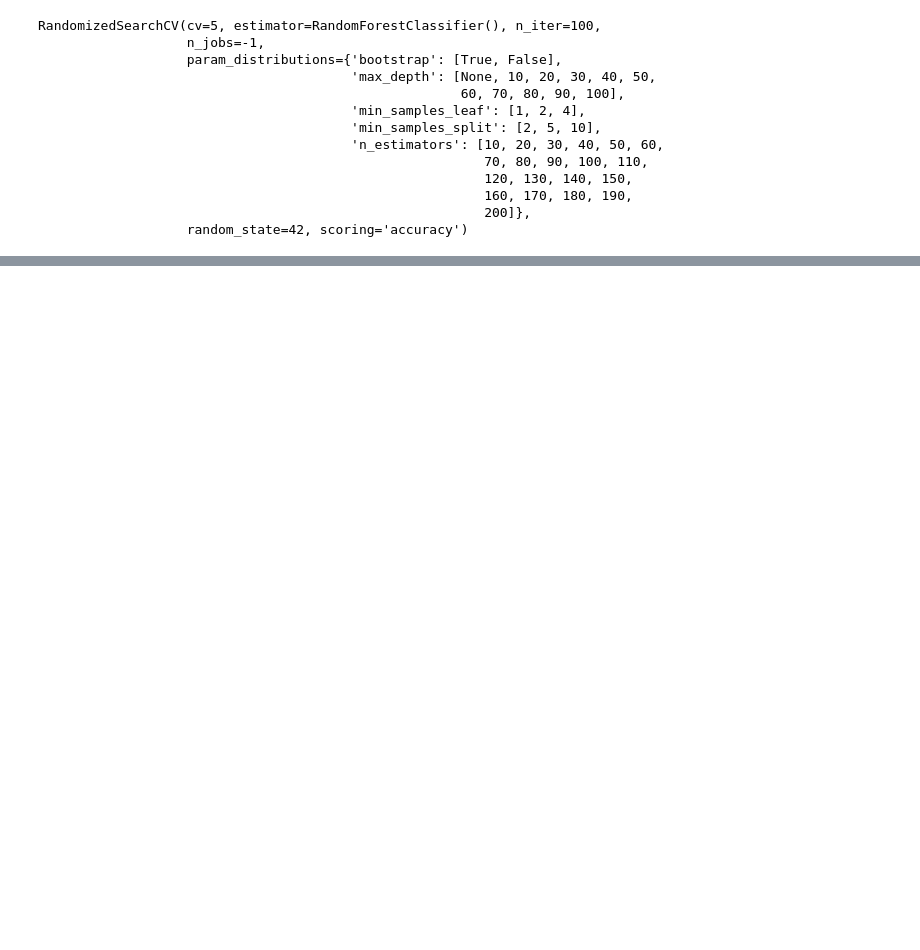
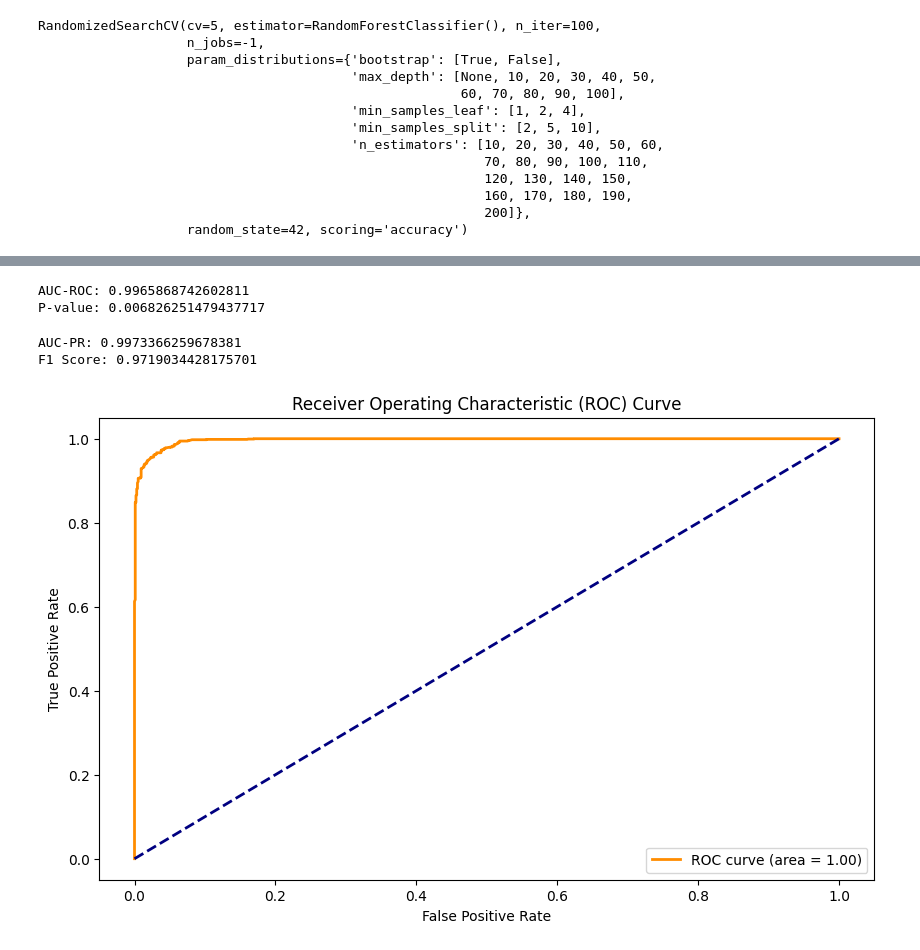
Before and after one commit to Viliusps/phishing-detection, a Jupyter notebook: randomForest.ipynb, the cells around one changed output, grey strips where cells are left out. Drawn from its saved outputs; the diff is of its cells as text; code cells hidden in the pictures; blank space fills up the shorter version.

Commit message:
Added metrics

```diff
--- a/randomForest.ipynb
+++ b/randomForest.ipynb
@@ -8 +8,13 @@ df = pd.DataFrame(data)
+# %%
+data, meta = arff.loadarff('dataset.arff')
+df = pd.DataFrame(data)
+for column in df.columns:
+    df[column] = df[column].str.decode('utf-8').astype(int)
+X = df.drop('Result', axis=1)
+y = df['Result']
+
+X_train, X_test, y_train, y_test = train_test_split(X, y, test_size=0.2, random_state=42)
+le = LabelEncoder()
+y_train = le.fit_transform(y_train)
+y_test = le.fit_transform(y_test)
 # %%
@@ -60,7 +58,8 @@ RandomizedSearchCV(cv=5, estimator=RandomForestClassifier(), n_iter=100,
 print("Best Parameters: ", random_search.best_params_)
 print("Best Accuracy: ", random_search.best_score_)
 
-y_pred = random_search.predict(X_test)
-test_accuracy = accuracy_score(y_test, y_pred)
-print("Test Accuracy: ", test_accuracy)
+best_model = random_search.best_estimator_
+y_pred = best_model.predict(X_test)
+y_prob = best_model.predict_proba(X_test)
+y_score = y_prob[:, 1]
 # %% [output]
@@ -69,0 +76,14 @@ Test Accuracy:  0.968340117593849
+# %%
+MetricFunctions.printAUCandPvalues(y_test, y_score)
+# %% [output]
+AUC-ROC: 0.9965868742602811
+P-value: 0.006826251479437717
+# %%
+MetricFunctions.printAUCPRandF1Scores(y_test, y_pred, y_score)
+# %% [output]
+AUC-PR: 0.9973366259678381
+F1 Score: 0.9719034428175701
+# %%
+MetricFunctions.plotROCCurve(y_test, y_score)
+# %% [output]
+[figure, added]
```
Also changed, not shown: parts of 9 cells of this notebook.
